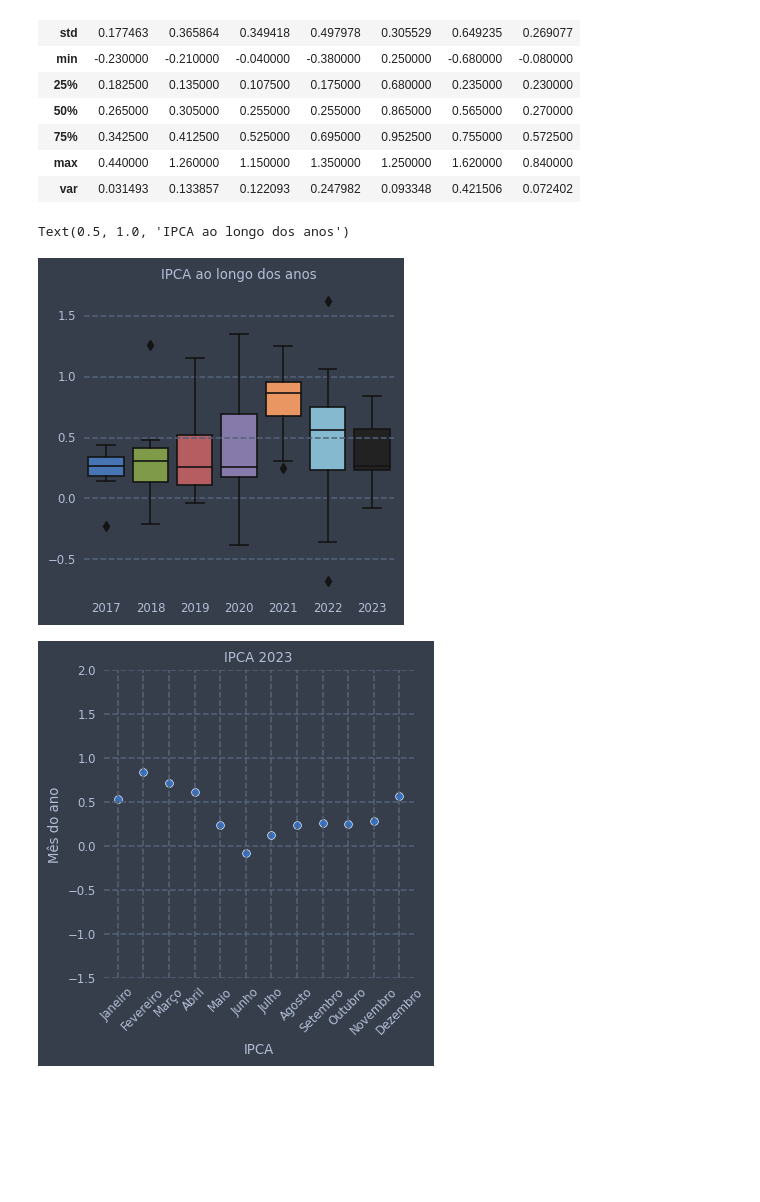
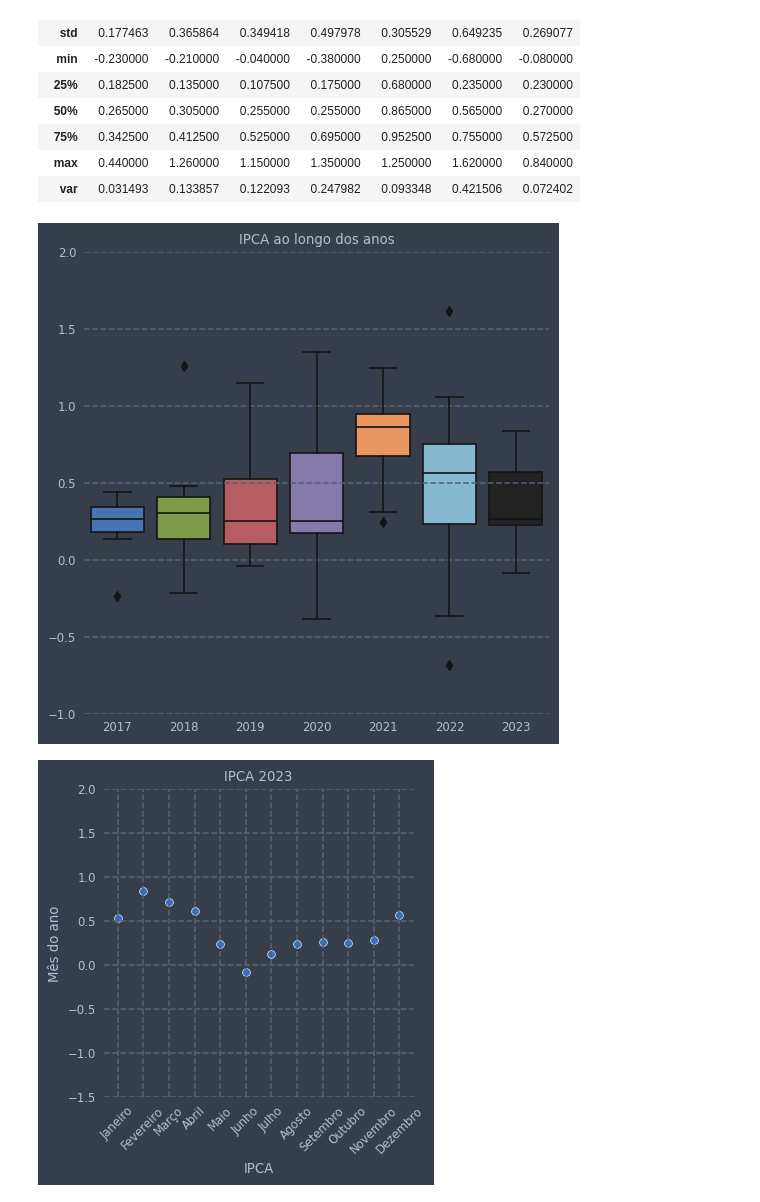
Before and after one commit to DjallenDias/IDSProject, a Jupyter notebook: notebook.ipynb, the cells around one changed output. Saved outputs shown, nothing was run; the diff lists cells and outputs as text; code cells hidden in the pictures; blank space fills up the shorter version.

Commit message:
editando graficos de ipca

```diff
--- a/notebook.ipynb
+++ b/notebook.ipynb
@@ -564,10 +564,12 @@ desc_ipcaMedio
 | var | 0.031493 | 0.133857 | 0.122093 | 0.247982 | 0.093348 | 0.421506 | 0.072402 |
 # %%
 #Boxplot dos dados de IPCA ao longo dos anos de 2017 a 2021
-sb.boxplot(data=dataIpcaMedio).set_title('IPCA ao longo dos anos')
+plt.figure(figsize=(6,6))
+plot = sb.boxplot(data=dataIpcaMedio).set_title('IPCA ao longo dos anos')
+plt.ylim(-1, 2)
+plt.show()
 # %% [output]
-Text(0.5, 1.0, 'IPCA ao longo dos anos')
-[figure, old version]
+[figure, new version]
 # %%
 #Gráficos de disperção dos dados de IPCA por mes de cada ano entre 2017 e 2021
 for cln in dataIpcaMedio:
```
